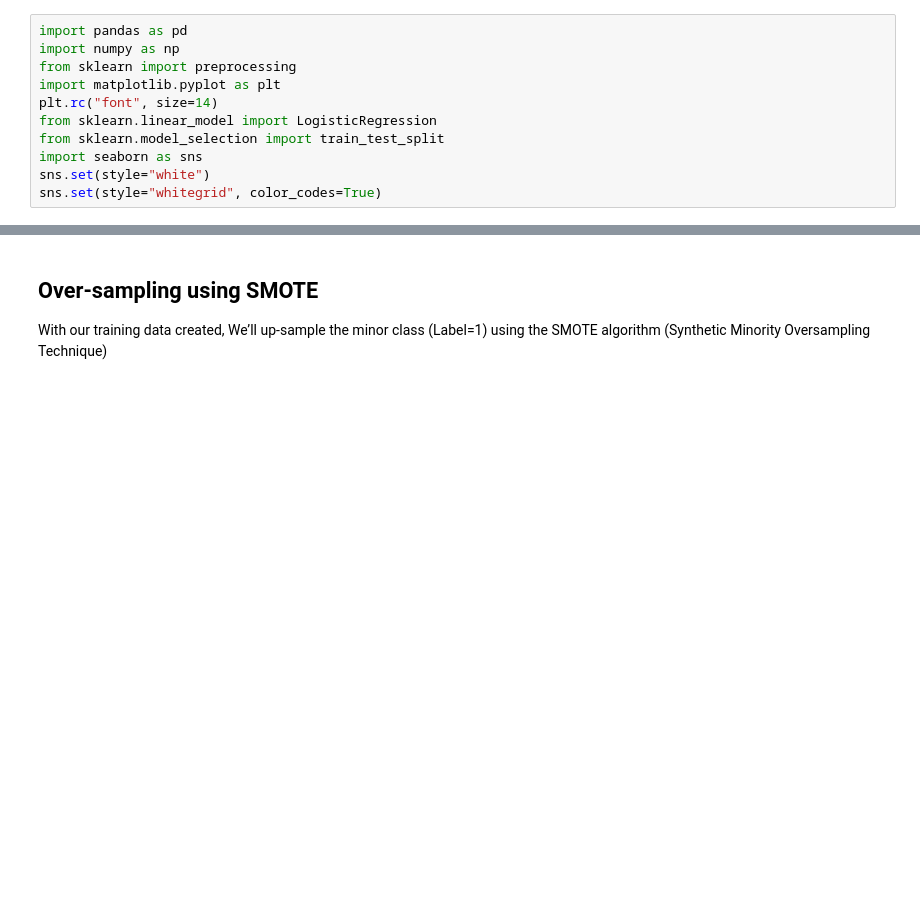
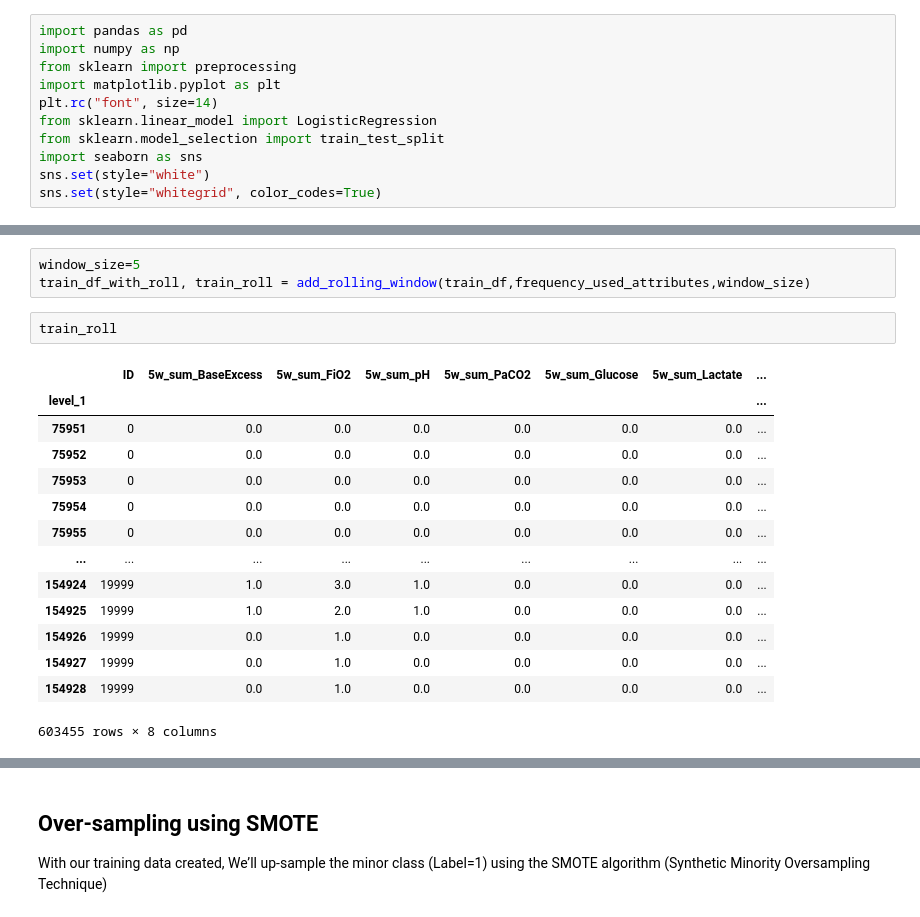
Before and after one commit to AtarCohen/Early-Prediction_of_Sepsis, a Jupyter notebook: logistic_regression.ipynb, the cells around one changed output, grey strips where cells are left out. Cells and saved outputs as stored; diff of their text form; blank space fills up the shorter version.

```diff
--- a/logistic_regression.ipynb
+++ b/logistic_regression.ipynb
@@ -11,0 +38,20 @@ sns.set(style="whitegrid", color_codes=True)
+# %%
+window_size=5
+train_df_with_roll, train_roll = add_rolling_window(train_df,frequency_used_attributes,window_size)
+# %%
+train_roll
+# %% [output]
+|  | ID | 5w_sum_BaseExcess | 5w_sum_FiO2 | 5w_sum_pH | 5w_sum_PaCO2 | 5w_sum_Glucose | 5w_sum_Lactate | ... |
+| level_1 |  |  |  |  |  |  |  | ... |
+| 75951 | 0 | 0.0 | 0.0 | 0.0 | 0.0 | 0.0 | 0.0 | ... |
+| 75952 | 0 | 0.0 | 0.0 | 0.0 | 0.0 | 0.0 | 0.0 | ... |
+| 75953 | 0 | 0.0 | 0.0 | 0.0 | 0.0 | 0.0 | 0.0 | ... |
+| 75954 | 0 | 0.0 | 0.0 | 0.0 | 0.0 | 0.0 | 0.0 | ... |
+| 75955 | 0 | 0.0 | 0.0 | 0.0 | 0.0 | 0.0 | 0.0 | ... |
+| ... | ... | ... | ... | ... | ... | ... | ... | ... |
+| 154924 | 19999 | 1.0 | 3.0 | 1.0 | 0.0 | 0.0 | 0.0 | ... |
+| 154925 | 19999 | 1.0 | 2.0 | 1.0 | 0.0 | 0.0 | 0.0 | ... |
+| 154926 | 19999 | 0.0 | 1.0 | 0.0 | 0.0 | 0.0 | 0.0 | ... |
+| 154927 | 19999 | 0.0 | 1.0 | 0.0 | 0.0 | 0.0 | 0.0 | ... |
+| 154928 | 19999 | 0.0 | 1.0 | 0.0 | 0.0 | 0.0 | 0.0 | ... |
+603455 rows × 8 columns
```
Also changed, not shown: parts of 9 cells of this notebook.
